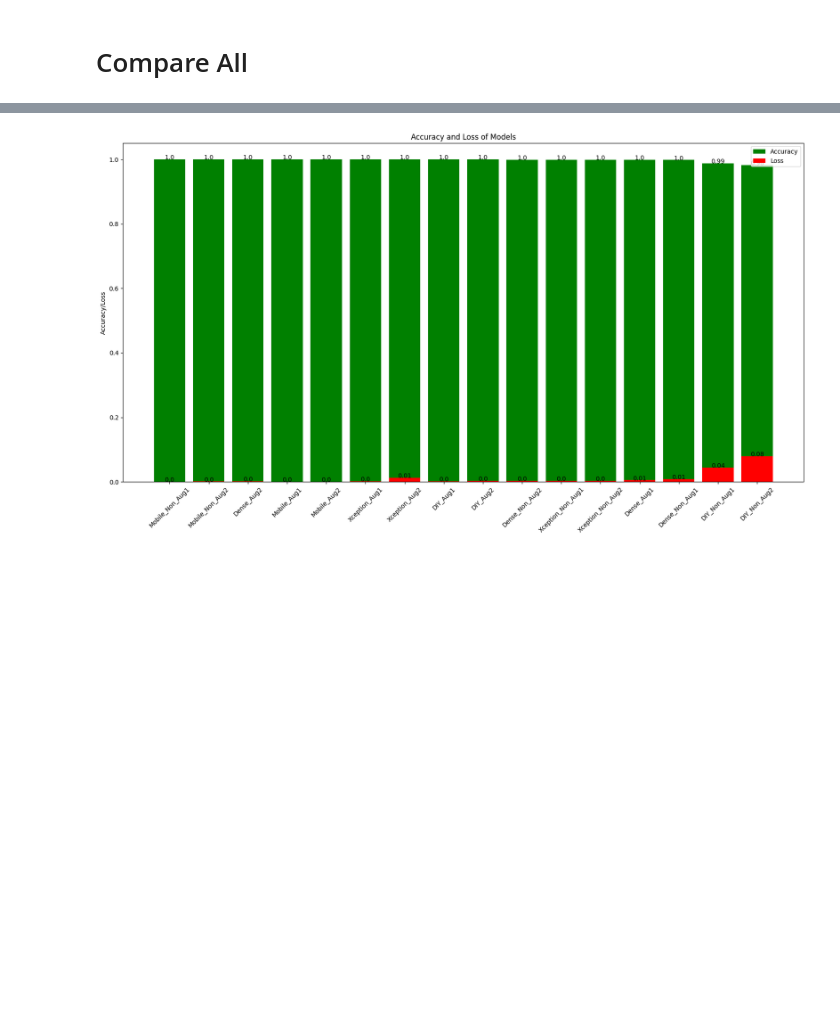
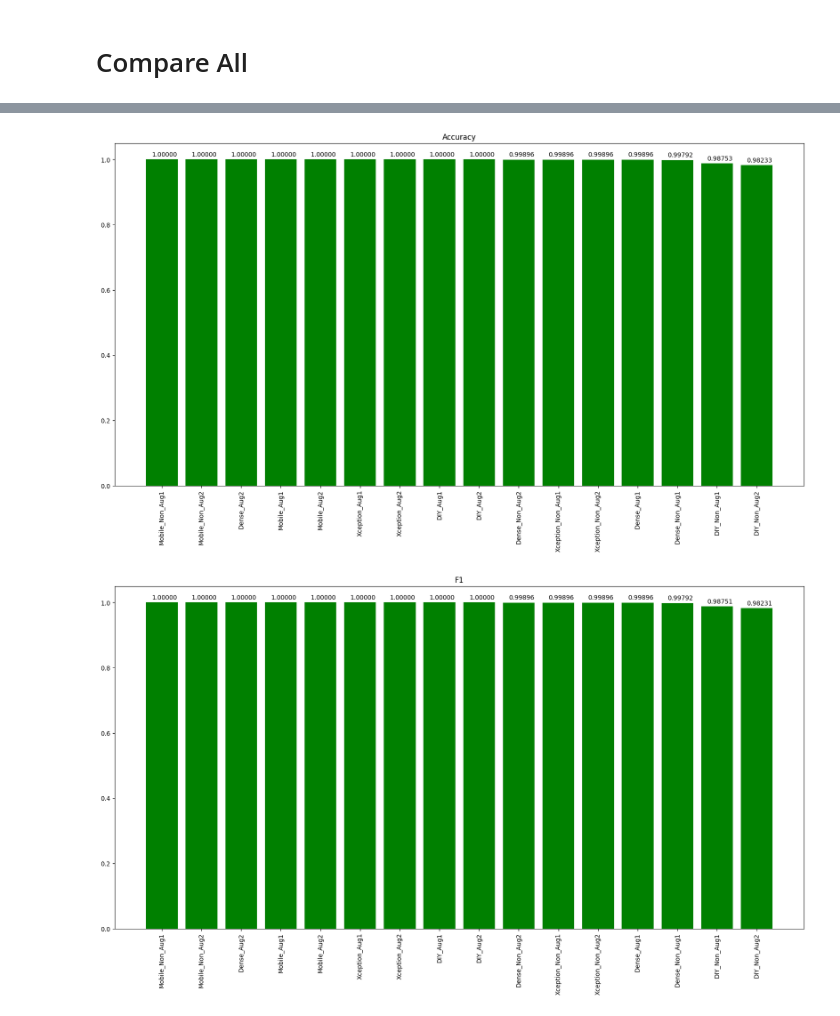
Before and after one commit to C23-PR495-AgroVision/Machine-Learning, a Jupyter notebook: Plant Crop Disease/Model Evaluation Bell Paper.ipynb, the cells around one changed output, grey strips where cells are left out. Cells and saved outputs as stored; diff of their text form; code cells hidden in the pictures; blank space fills up the shorter version.

```diff
--- a/Plant Crop Disease/Model Evaluation Bell Paper.ipynb
+++ b/Plant Crop Disease/Model Evaluation Bell Paper.ipynb
@@ -797,5 +918,10 @@ plt.show()
 print("==========================Classification Report====================")
 print('Classification Report')
 print(classification_report(validation_generator.classes, y_pred, target_names=target_names))
+
+# F1 Score
+print("==========================F1 Score====================")
+f1_bell_diy_aug2 = f1_score(validation_generator.classes, y_pred, average='macro')
+print('F1 Score : ', f1_bell_diy_aug2)
 # %% [output]
 ==========================Confusion Matrix====================
@@ -903,16 +1051,31 @@ print(df)
-# %%
-# Make bar chart of all models, accuracy and loss with annotations
-fig, ax = plt.subplots(figsize=(20, 10))
-ax.bar(df['Model'], df['Accuracy'], color='green')
-ax.bar(df['Model'], df['Loss'], color='red')
-ax.set_xticklabels(df['Model'], rotation=45)
-ax.set_ylabel('Accuracy/Loss')
-ax.set_title('Accuracy and Loss of Models')
-ax.legend(['Accuracy', 'Loss'])
-for i, v in enumerate(df['Accuracy']):
-    ax.text(i, v, str(round(v, 2)), color='black', ha="center")
-for i, v in enumerate(df['Loss']):
-    ax.text(i, v, str(round(v, 2)), color='black', ha="center")
-plt.show()
-# %% [output]
-[figure, removed]
+# %%
+# make multiple plots for accuracy, f1 and loss with annotations
+# Accuracy
+plt.figure(figsize=(20, 10))
+plt.title('Accuracy')
+plt.bar(df['Model'], df['Accuracy'], color='green')
+plt.xticks(rotation=90)
+for i, v in enumerate(df['Accuracy']):
+    plt.text(i - 0.25, v + 0.01, '{0:.5f}'.format(v))
+plt.show()
+
+# F1
+plt.figure(figsize=(20, 10))
+plt.title('F1')
+plt.bar(df['Model'], df['F1'], color='green')
+plt.xticks(rotation=90)
+for i, v in enumerate(df['F1']):
+    plt.text(i - 0.25, v + 0.01, '{0:.5f}'.format(v))
+plt.show()
+
+# Loss
+plt.figure(figsize=(20, 10))
+plt.title('Loss')
+plt.bar(df['Model'], df['Loss'], color='green')
+plt.xticks(rotation=90)
+for i, v in enumerate(df['Loss']):
+    plt.text(i - 0.25, v + 0.0005, '{0:.5f}'.format(v))
+plt.show()
+# %% [output]
+[figure, added]
+[figure, added]
```
Also changed, not shown: parts of 35 cells of this notebook, 4 other files.
